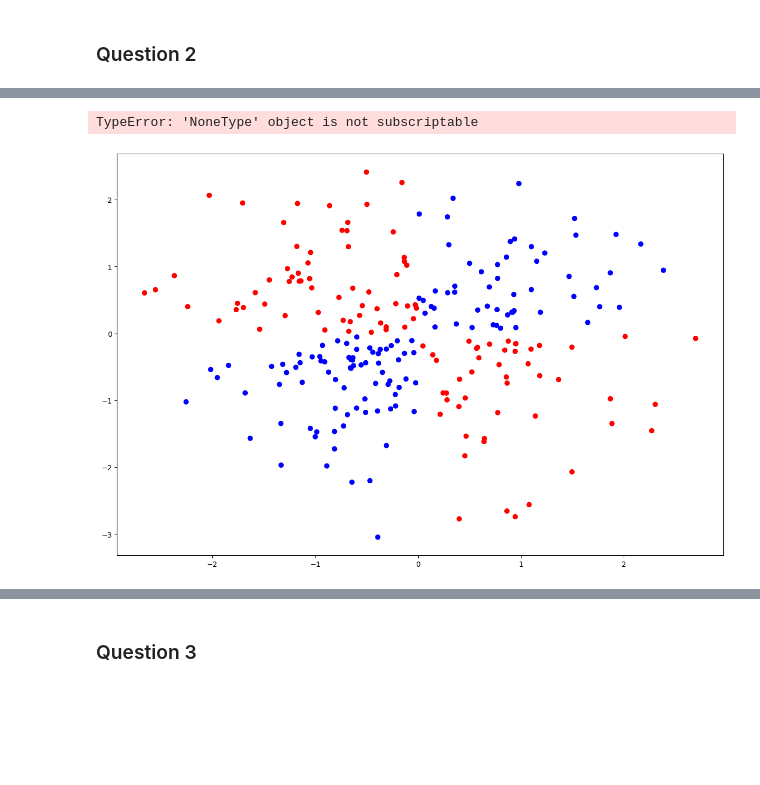
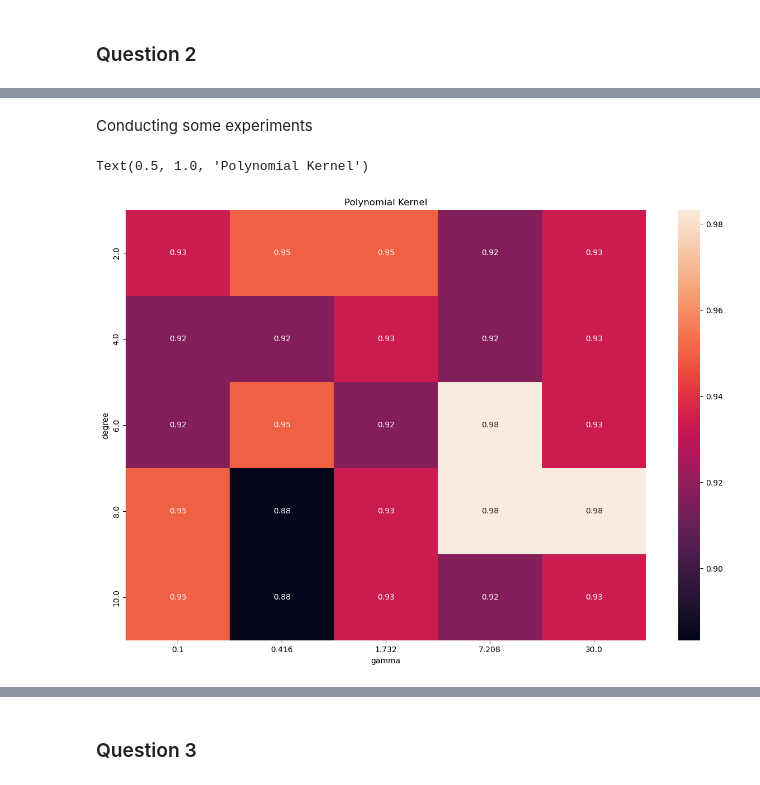
Before and after one commit to OmriGruman/intro-to-machine-learning, a Jupyter notebook: svm/svm.ipynb, the cells around one changed output, grey strips where cells are left out. Cells and saved outputs as stored; diff of their text form; code cells hidden in the pictures; blank space fills up the shorter version.

```diff
--- a/svm/svm.ipynb
+++ b/svm/svm.ipynb
@@ -203,3 +226,0 @@ simple_nonlin_classification_dual_kernel(kernel, name, sv_th=0.01)
-# %%
-kernel, name = poly_kernel(degree=3)
-simple_nonlin_classification_dual_kernel(kernel, name, sv_th=0.01)
@@ -208,25 +227,21 @@ simple_nonlin_classification_dual_kernel(kernel, name, sv_th=0.01)
-# %%
-kernel, name = rbf_kernel(gamma=1)
-simple_nonlin_classification_dual_kernel(kernel, name, sv_th=5)
-# %%
-kernel, name = rbf_kernel(gamma=0.3)
-simple_nonlin_classification_dual_kernel(kernel, name, sv_th=10)
-# %%
-def sigmoid_kernel_omri(gamma):
-    return lambda x, y: np.tanh(gamma * x.T @ y)
-
-def sigmoid_kernel_shiraz(X, y, gamma=None):
-    if gamma is None:
-        gamma = 1.0 / X.shape[0]
-    K = X.T @ y
-    K *= gamma
-    np.tanh(K + 1)
-    return K
-
-def sig_ker(gamma):
-    return lambda x, y: sigmoid_kernel_shiraz(x, y, gamma)
-
-simple_nonlin_classification_dual_kernel(sig_ker(gamma=0.3), "", sv_th=0.01)
-# %% [output]
-TypeError: 'NoneType' object is not subscriptable
-[figure, removed]
+# %% [markdown]
+Conducting some experiments
+# %%
+# Hyperparameter spaces
+degrees_poly = np.linspace(2, 10, 5)
+gammas_poly = np.round(np.geomspace(0.1, 30, 5), 3)
+results_poly = np.zeros((len(degrees_poly), len(gammas_poly)))
+
+# Experiments
+for d, deg in enumerate(degrees_poly):
+    for g, gam in enumerate(gammas_poly):
+        kernel, name = poly_kernel(degree=deg, gamma=gam)
+        results_poly[d, g] = simple_nonlin_classification(kernel)
+# %%
+sns.heatmap(results_poly, annot=results_poly, xticklabels=gammas_poly, yticklabels=degrees_poly)
+plt.xlabel("gamma")
+plt.ylabel("degree")
+plt.title("Polynomial Kernel")
+# %% [output]
+Text(0.5, 1.0, 'Polynomial Kernel')
+[figure, added]
```
Also changed, not shown: parts of 23 cells of this notebook.
